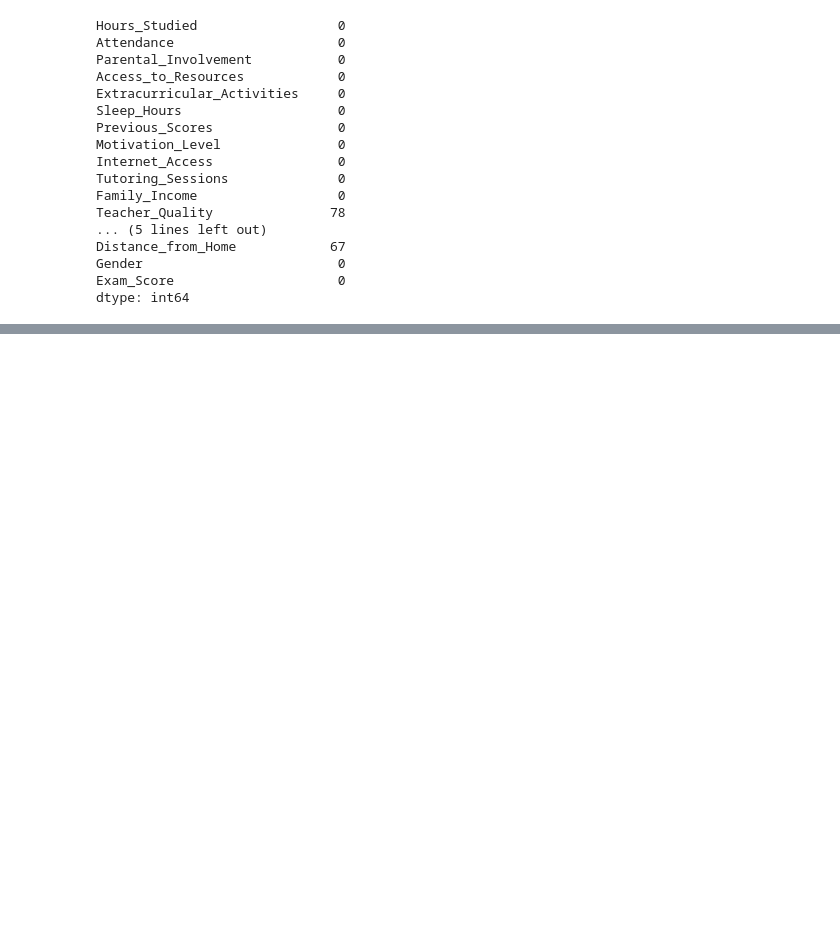
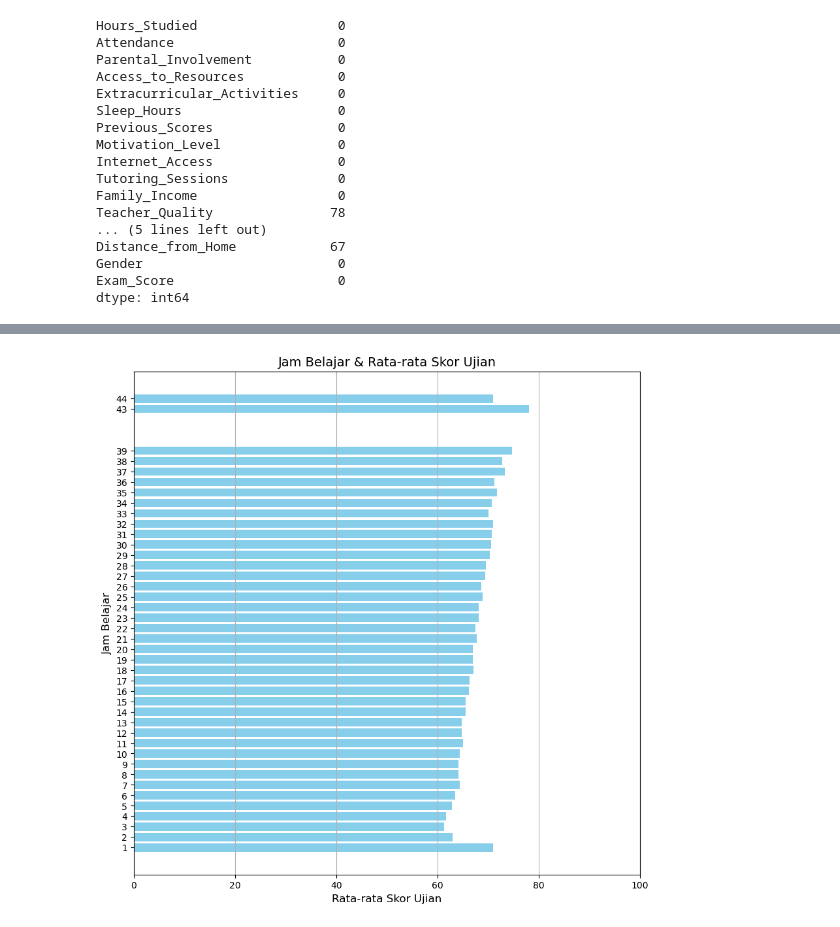
Before and after one commit to SahrulFirdaus779/Data_Mining, a Jupyter notebook: tugas_praktikum2.ipynb, the cells around one changed output, grey strips where cells are left out. Saved outputs shown, nothing was run; the diff lists cells and outputs as text; code cells hidden in the pictures; blank space fills up the shorter version.

```diff
--- a/tugas_praktikum2.ipynb
+++ b/tugas_praktikum2.ipynb
@@ -259,0 +287,24 @@ dtype: int64
+# %%
+# Menghitung rata-rata skor ujian berdasarkan jam belajar
+average_scores = df.groupby('Hours_Studied')['Exam_Score'].mean().reset_index()
+
+# Membuat diagram batang horizontal
+plt.figure(figsize=(10, 10))
+plt.barh(average_scores['Hours_Studied'], average_scores['Exam_Score'],
+         color='skyblue')
+
+# Menambahkan detail dari statistik deskriptif ke dalam judul
+plt.title('Jam Belajar & Rata-rata Skor Ujian', fontsize=14)
+plt.xlabel('Rata-rata Skor Ujian', fontsize=12)
+plt.ylabel('Jam Belajar', fontsize=12)
+
+# Mengatur rentang sumbu x (karena diagram batang horizontal) jika perlu
+plt.xlim(0, 100)  # Sesuaikan dengan rentang skor ujian yang diharapkan
+
+# Menampilkan semua jam belajar di sumbu y
+plt.yticks(average_scores['Hours_Studied'])
+
+plt.grid(True, axis='x')
+plt.show()
+# %% [output]
+[figure, added]
```
Also changed, not shown: parts of 16 cells of this notebook, 28 other files.
